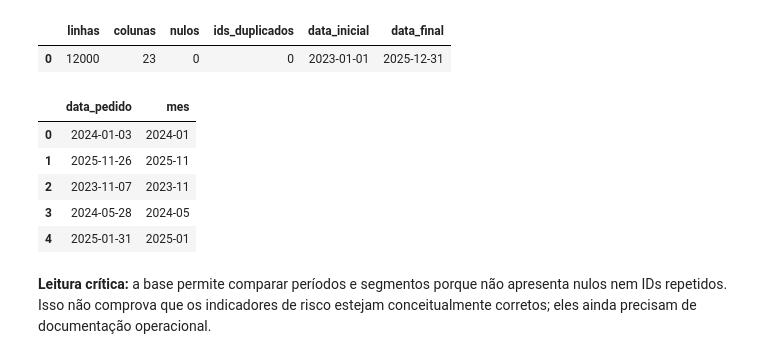
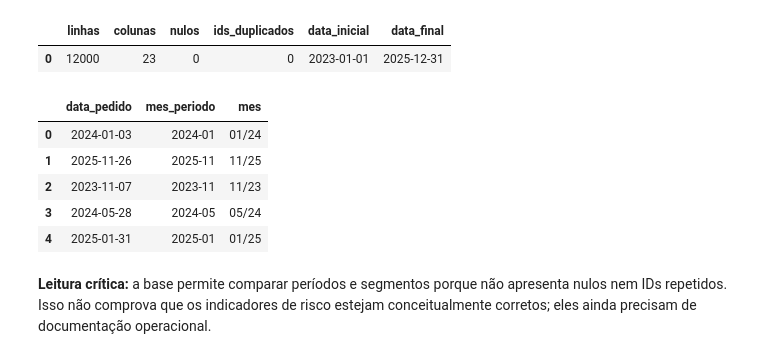
Before and after one commit to lDanill01/BI-Projects, a Jupyter notebook: notebooks/desempenho-sales-retail/analise.ipynb, the cells around one changed output. Cells and saved outputs as stored; diff of their text form; code cells hidden in the pictures.

```diff
--- a/notebooks/desempenho-sales-retail/analise.ipynb
+++ b/notebooks/desempenho-sales-retail/analise.ipynb
@@ -104,15 +104,16 @@ qualidade
 | 0 | 12000 | 23 | 0 | 0 | 2023-01-01 | 2025-12-31 |
 # %%
 df['data_pedido'] = pd.to_datetime(df['data_pedido'])
-df['mes'] = df['data_pedido'].dt.to_period('M').astype(str)
-df[['data_pedido','mes']].head()
+df['mes_periodo'] = df['data_pedido'].dt.to_period('M')
+df['mes'] = df['mes_periodo'].dt.strftime('%m/%y')
+df[['data_pedido','mes_periodo','mes']].head()
 # %% [output]
-|  | data_pedido | mes |
-| 0 | 2024-01-03 | 2024-01 |
-| 1 | 2025-11-26 | 2025-11 |
-| 2 | 2023-11-07 | 2023-11 |
-| 3 | 2024-05-28 | 2024-05 |
-| 4 | 2025-01-31 | 2025-01 |
+|  | data_pedido | mes_periodo | mes |
+| 0 | 2024-01-03 | 2024-01 | 01/24 |
+| 1 | 2025-11-26 | 2025-11 | 11/25 |
+| 2 | 2023-11-07 | 2023-11 | 11/23 |
+| 3 | 2024-05-28 | 2024-05 | 05/24 |
+| 4 | 2025-01-31 | 2025-01 | 01/25 |
 # %% [markdown]
 **Leitura crítica:** a base permite comparar períodos e segmentos porque não apresenta nulos nem IDs repetidos. Isso não comprova que os indicadores de risco estejam conceitualmente corretos; eles ainda precisam de documentação operacional.
 # %% [markdown]
```
Also changed, not shown: parts of 2 cells of this notebook, 3 other files.
